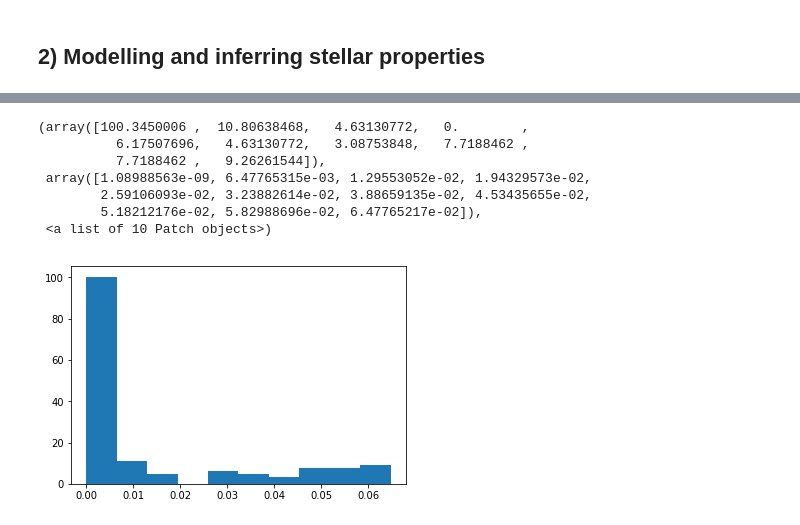
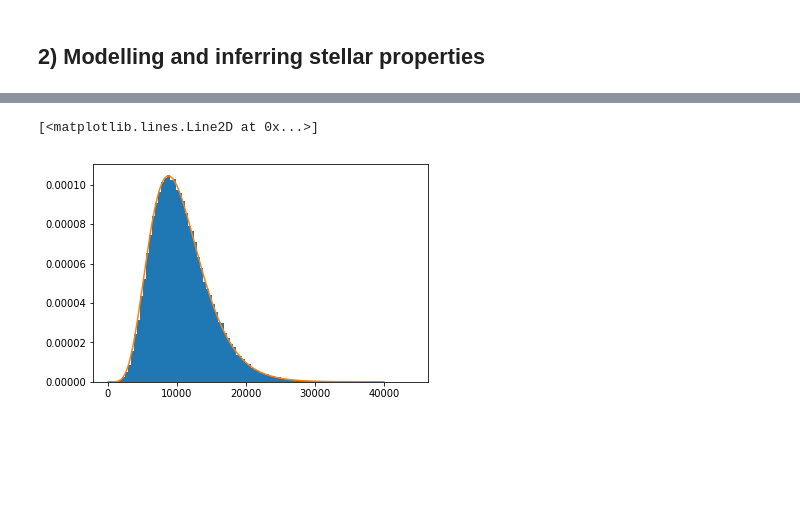
Before and after one commit to ruoyanwangdr/Modern-Astrostatistics, a Jupyter notebook: Bayesian_Inference.ipynb, the cells around one changed output, grey strips where cells are left out. Saved outputs shown, nothing was run; the diff lists cells and outputs as text; code cells hidden in the pictures; blank space fills up the shorter version.

```diff
--- a/Bayesian_Inference.ipynb
+++ b/Bayesian_Inference.ipynb
@@ -51,13 +44,8 @@ array([3.02189482e-04, 9.47791336e-03, 2.41422165e-03, 4.36134362e-02,
-# %%
-plt.figure()
-#plt.plot(L, P_L)
-plt.hist(ran, density=True)
-# %% [output]
-(array([100.3450006 ,  10.80638468,   4.63130772,   0.        ,
-          6.17507696,   4.63130772,   3.08753848,   7.7188462 ,
-          7.7188462 ,   9.26261544]),
- array([1.08988563e-09, 6.47765315e-03, 1.29553052e-02, 1.94329573e-02,
-        2.59106093e-02, 3.23882614e-02, 3.88659135e-02, 4.53435655e-02,
-        5.18212176e-02, 5.82988696e-02, 6.47765217e-02]),
- <a list of 10 Patch objects>)
-[figure, removed]
+# %%
+T = np.random.normal(T0, 1, 100000)
+L_ = sigma_T * A * T**4
+plt.hist(L_, bins=100, density=True)
+plt.plot(L,P_L)
+# %% [output]
+[<matplotlib.lines.Line2D at 0x...>]
+[figure, added]
```
Also changed, not shown: parts of 13 cells of this notebook, 8 other files.
